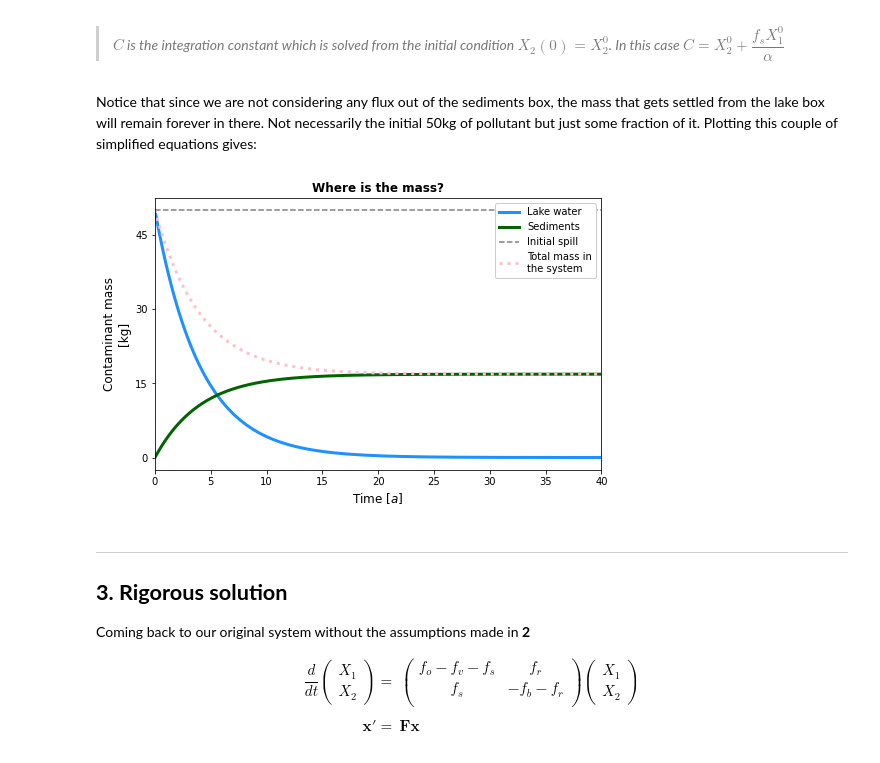
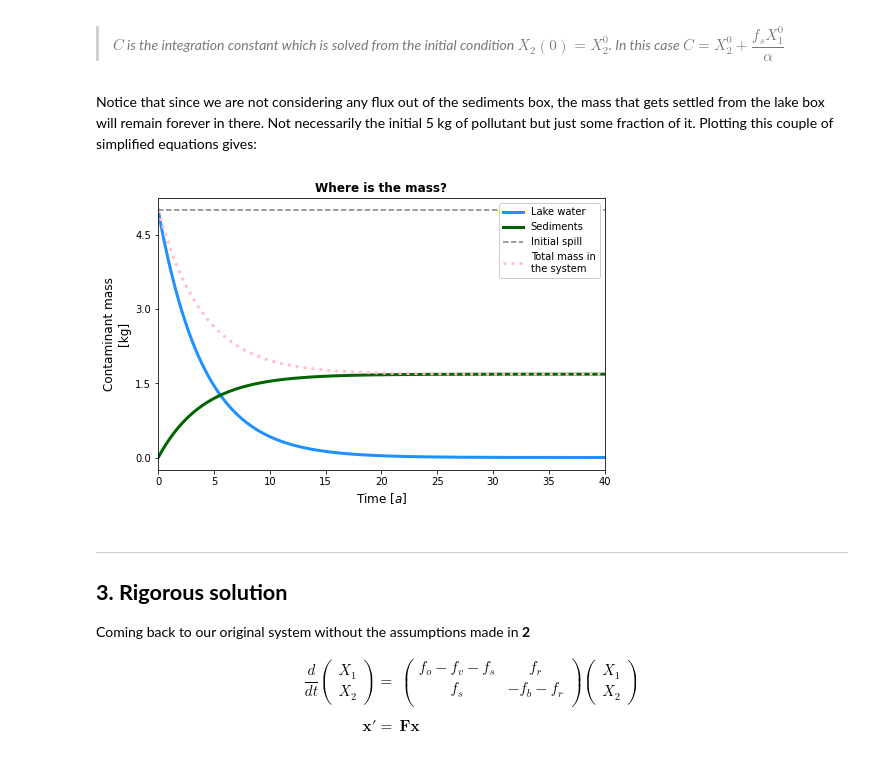
Before and after one commit to edsaac/Midterm_LakeSediments, a Jupyter notebook: SaavedraC_Midterm.ipynb, the cells around one changed output. Cells and saved outputs as stored; diff of their text form; code cells hidden in the pictures.

```diff
--- a/SaavedraC_Midterm.ipynb
+++ b/SaavedraC_Midterm.ipynb
@@ -267,7 +264,7 @@ With an expression for $X_1(t)$, the mass balance in the sediments box can be so
 
 >*$C$ is the integration constant which is solved from the initial condition $X_2(0) = X^0_2$. In this case $C = X_2^0 + \dfrac{f_s X^0_1}{\alpha}$*
 # %% [markdown]
-Notice that since we are not considering any flux out of the sediments box, the mass that gets settled from the lake box will remain forever in there. Not necessarily the initial 50kg of pollutant but just some fraction of it. Plotting this couple of simplified equations gives:
+Notice that since we are not considering any flux out of the sediments box, the mass that gets settled from the lake box will remain forever in there. Not necessarily the initial 5 kg of pollutant but just some fraction of it. Plotting this couple of simplified equations gives:
 # %%
 ##################################################
 ## Define the time period to solve for
@@ -278,7 +275,7 @@ TIME = np.arange(0,250.1,0.1)
 ## Define the time initial conditions for
 ## simplified problem
 ##################################################
-X1ATT0 = 50. #kg
+X1ATT0 = 5.  #kg
 X2ATT0 = 0.  #kg
 
 ##################################################
@@ -292,35 +289,35 @@ def solveSimpleCase(MASS_NOT,plot=True):
     return np.array((SIMPLYFY_X1,SIMPLYFY_X2));
 
 ##################################################
 ## Plot the simplified case
 ##################################################
 def plotSimple(SIMPLYFY_X1,SIMPLYFY_X2,accesories=False):
     fig = plt.figure(figsize=(8,5),facecolor="white");
 
     Labels = ["Lake water","Sediments"]
     Colors = ["dodgerblue","darkgreen"]
     FaceColors = ["aliceblue","honeydew"]
 
     ## Concentration in the lake
     ax1 = plt.subplot(1,1,1)
     ax1.plot(TIME,SIMPLYFY_X1,label=Labels[0],c=Colors[0],lw=3)
     ax1.plot(TIME,SIMPLYFY_X2,label=Labels[1],c=Colors[1],lw=3)
 
     ax1.set_xlim(TIME[0],40)
     ax1.set_title("Where is the mass?" ,fontweight="bold")
     ax1.yaxis.set_major_locator(plt.MaxNLocator(4))
     ax1.set_ylabel("Contaminant mass\n[kg]",fontsize="large")
     ax1.set_xlabel("Time [$a$]",fontsize="large")
 
     if accesories :
-        ax1.axhline(y=50,ls="dashed",c="gray",label="Initial spill")
+        ax1.axhline(y=5,ls="dashed",c="gray",label="Initial spill")
         ax1.plot(TIME,SIMPLYFY_X1+SIMPLYFY_X2,label="Total mass in\nthe system",c="pink",lw=3,ls="dotted")
 
     ax1.legend(loc="upper right",framealpha=1)
 
 solveSimpleCase([X1ATT0,X2ATT0],plot=True);
 # %% [output]
-[figure, old version]
+[figure, new version]
 # %% [markdown]
 _______________
 ## **3. Rigorous solution**
```
Also changed, not shown: parts of 8 cells of this notebook, 1 other file.
